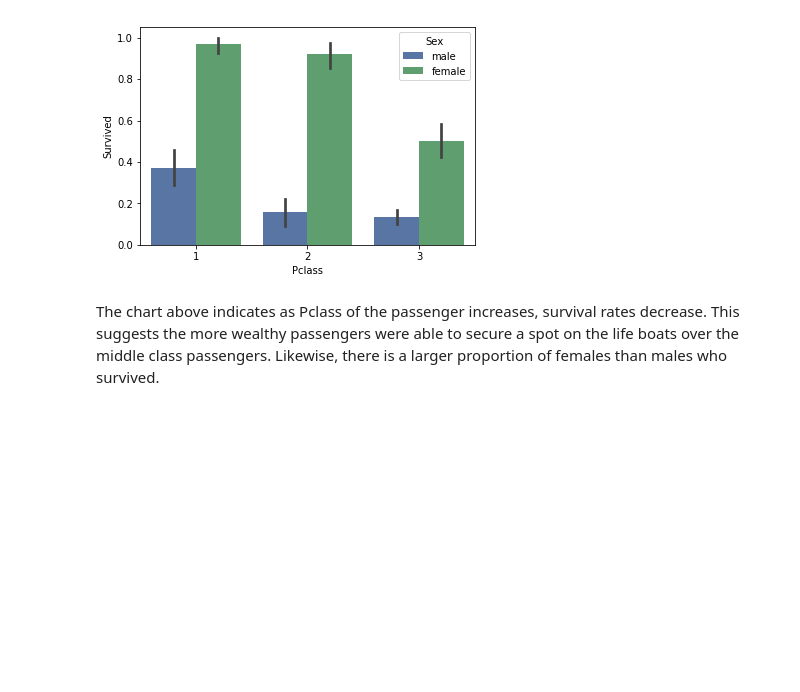
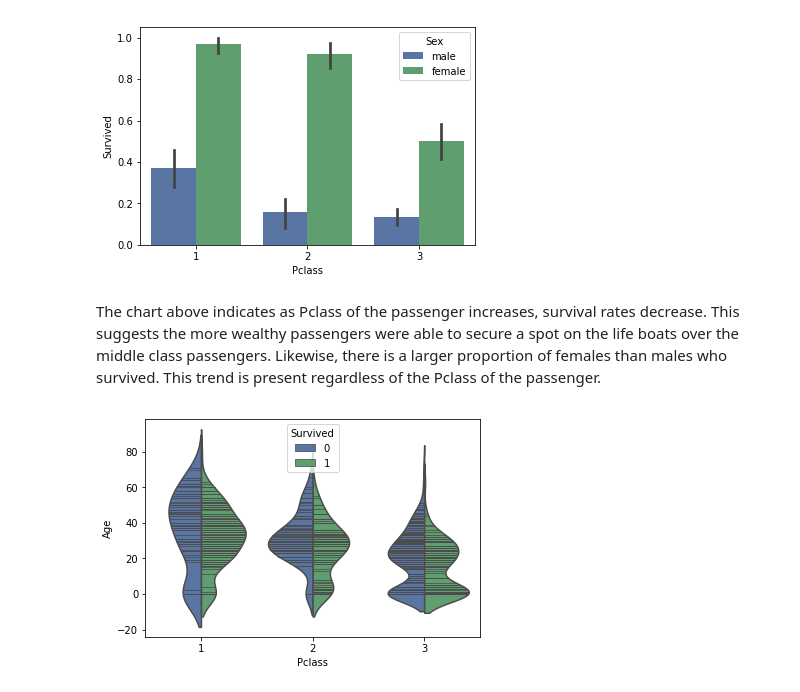
Before and after one commit to dnguyen22/Udacity-Intro-to-Data-Analysis, a Jupyter notebook: Titanic Data/Titanic Initial Analysis.ipynb, the cells around one changed output. Drawn from its saved outputs; the diff is of its cells as text; code cells hidden in the pictures; blank space fills up the shorter version.

```diff
--- a/Titanic Data/Titanic Initial Analysis.ipynb
+++ b/Titanic Data/Titanic Initial Analysis.ipynb
@@ -150,4 +156,8 @@ Class 3 survival rate for females: 50.0%
 Class 3 survival rate for males: 13.5%
 [figure]
 # %% [markdown]
-The chart above indicates as Pclass of the passenger increases, survival rates decrease. This suggests the more wealthy passengers were able to secure a spot on the life boats over the middle class passengers. Likewise, there is a larger proportion of females than males who survived.
+The chart above indicates as Pclass of the passenger increases, survival rates decrease. This suggests the more wealthy passengers were able to secure a spot on the life boats over the middle class passengers. Likewise, there is a larger proportion of females than males who survived. This trend is present regardless of the Pclass of the passenger.
+# %%
+age_graph = sns.violinplot(x="Pclass", y="Age", hue="Survived", data=data, split=True, inner="stick")
+# %% [output]
+[figure, added]
```
Also changed, not shown: parts of 4 cells of this notebook.
